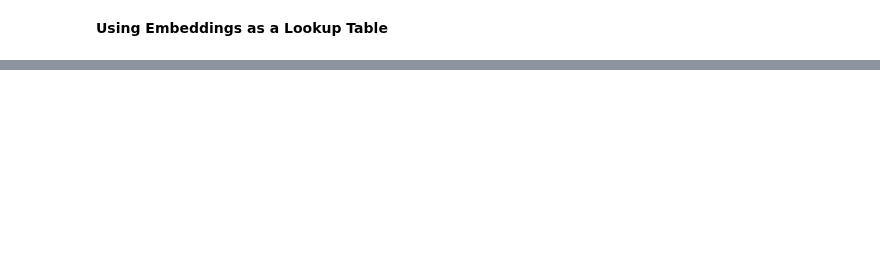
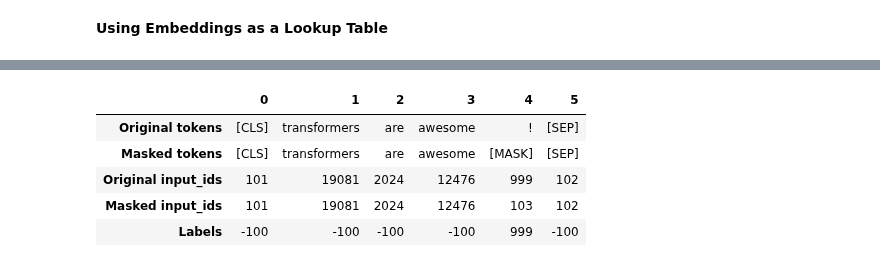
Before and after one commit to JimmyCai91/CVML, a Jupyter notebook: huggingface-dealing-with-few-to-no-labels.ipynb, the cells around one changed output, grey strips where cells are left out. Cells and saved outputs as stored; diff of their text form; code cells hidden in the pictures; blank space fills up the shorter version.

```diff
--- a/huggingface-dealing-with-few-to-no-labels.ipynb
+++ b/huggingface-dealing-with-few-to-no-labels.ipynb
@@ -446,0 +650,13 @@ Some weights of the model checkpoint at miguelvictor/python-gpt2-large were not
+# %%
+import torch
+from transformers import (AutoTokenizer, AutoConfig,
+                          AutoModelForSequenceClassification)
+
+model_ckpt = "bert-base-uncased"
+tokenizer = AutoTokenizer.from_pretrained(model_ckpt)
+
+def tokenize(batch):
+  return tokenizer(batch["text"], truncation=True, max_length=128)
+
+ds_enc = ds.map(tokenize, batched=True)
+ds_enc = ds_enc.remove_columns(['labels', 'text'])
@@ -446,0 +721,24 @@ Some weights of the model checkpoint at miguelvictor/python-gpt2-large were not
+# %%
+from transformers import DataCollatorForLanguageModeling, set_seed
+
+data_collator = DataCollatorForLanguageModeling(tokenizer=tokenizer,
+                                                mlm_probability=0.15)
+# %%
+set_seed(3)
+data_collator.return_tensors = "np"
+inputs = tokenizer("Transformers are awesome!", return_tensors="np")
+outputs = data_collator([{"input_ids": inputs["input_ids"][0]}])
+
+pd.DataFrame({
+    "Original tokens": tokenizer.convert_ids_to_tokens(inputs["input_ids"][0]),
+    "Masked tokens": tokenizer.convert_ids_to_tokens(outputs["input_ids"][0]),
+    "Original input_ids": inputs["input_ids"][0],
+    "Masked input_ids": outputs["input_ids"][0],
+    "Labels": outputs["labels"][0]}).T
+# %% [output]
+|  | 0 | 1 | 2 | 3 | 4 | 5 |
+| Original tokens | [CLS] | transformers | are | awesome | ! | [SEP] |
+| Masked tokens | [CLS] | transformers | are | awesome | [MASK] | [SEP] |
+| Original input_ids | 101 | 19081 | 2024 | 12476 | 999 | 102 |
+| Masked input_ids | 101 | 19081 | 2024 | 12476 | 103 | 102 |
+| Labels | -100 | -100 | -100 | -100 | 999 | -100 |
```
Also changed, not shown: parts of 36 cells of this notebook.
